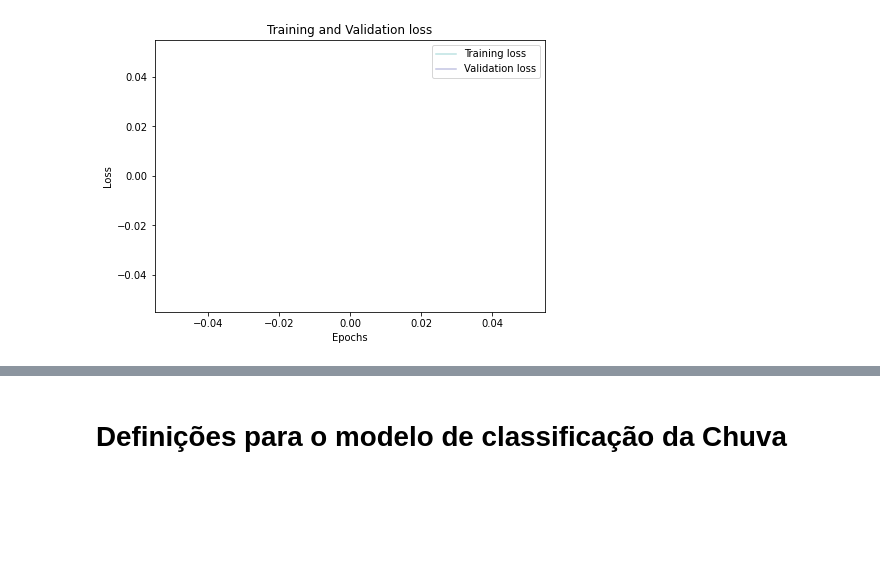
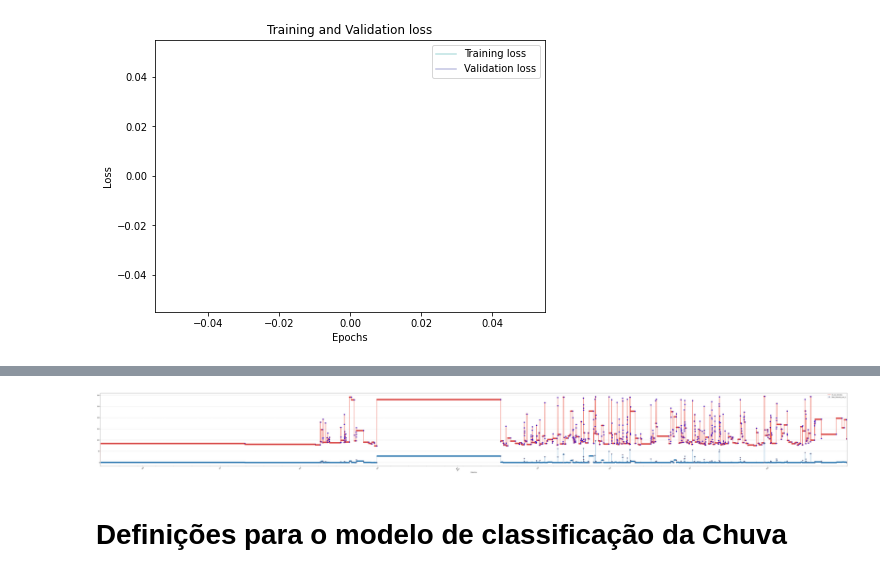
Before and after one commit to lourencocavalcante/Advanced-Topics-in-Environmental-Modeling, a Jupyter notebook: INPE_CAP425_ProjetoFinal_PredictRain_Lourenco_.ipynb, the cells around one changed output, grey strips where cells are left out. Drawn from its saved outputs; the diff is of its cells as text; code cells hidden in the pictures; blank space fills up the shorter version.

```diff
--- a/INPE_CAP425_ProjetoFinal_PredictRain_Lourenco_.ipynb
+++ b/INPE_CAP425_ProjetoFinal_PredictRain_Lourenco_.ipynb
@@ -668,0 +694,2 @@ ValueError: ignored
+# %%
+df_multisensors_rna_test = df_multisensors_rna.set_index('Datetime').resample('30T').pad()
@@ -668,0 +713,6 @@ ValueError: ignored
+# %%
+df_multisensors_rna_test = df_multisensors_rna_test.reset_index()
+#df_multisensors_rna = df_multisensors_rna.set_index('Datetime')
+# %%
+#Substituindo valores Nulos por 0 (zero)
+df_multisensors_rna_test.fillna(value = 0,  inplace = True)
@@ -668,0 +748,17 @@ ValueError: ignored
+# %%
+# Criando a coluna hora do dia
+
+df_multisensors_rna_test['Time'] = [d.time() for d in df_multisensors_rna_test['Datetime']]
+# %%
+#Plotando o acumulado da intensidade da chuva por horário do dia
+ax = plt.gca()
+plt.rcParams["figure.figsize"] = [100,10]
+
+df_multisensors_rna_test.plot(kind='line',x='Datetime',y="Ch_22_234", label='Ch_22_234 GHz',color='#E74C3C',linewidth = 2,linestyle='solid', marker='o', markerfacecolor='blue', markersize=9, ax=ax)
+df_multisensors_rna_test.plot(kind="line",x="Datetime",y="Rain_Intensity_mm_h",label='Rain_Intensity_mm_h', linestyle='dotted', linewidth = 2, marker='*', markerfacecolor='#E74C3C', markersize=11, ax=ax)
+
+#plt.yscale('log')
+plt.xticks(rotation = 45)
+plt.grid(False, axis='y', linestyle='--')
+# %% [output]
+[figure, added]
```
Also changed, not shown: parts of 23 cells of this notebook.
